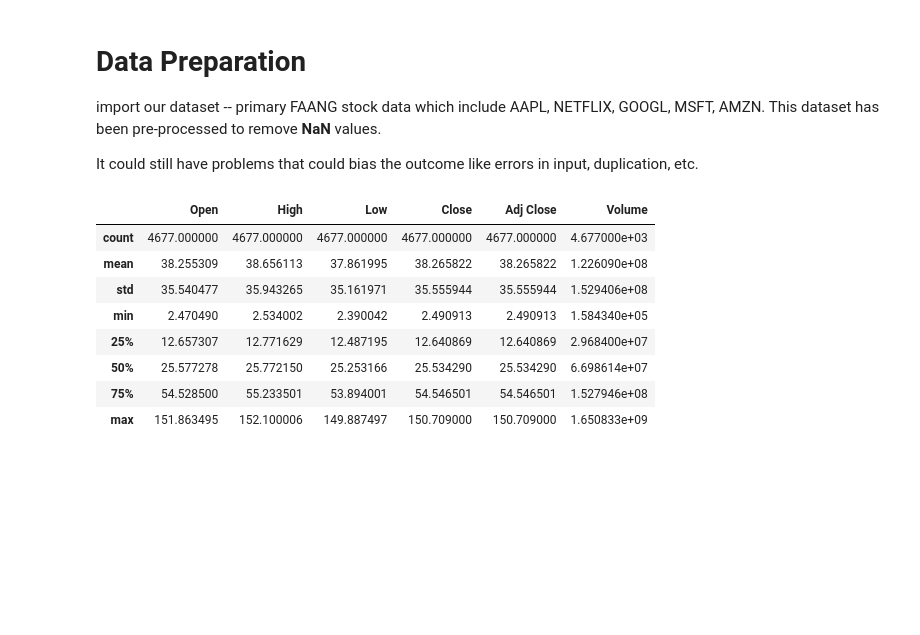
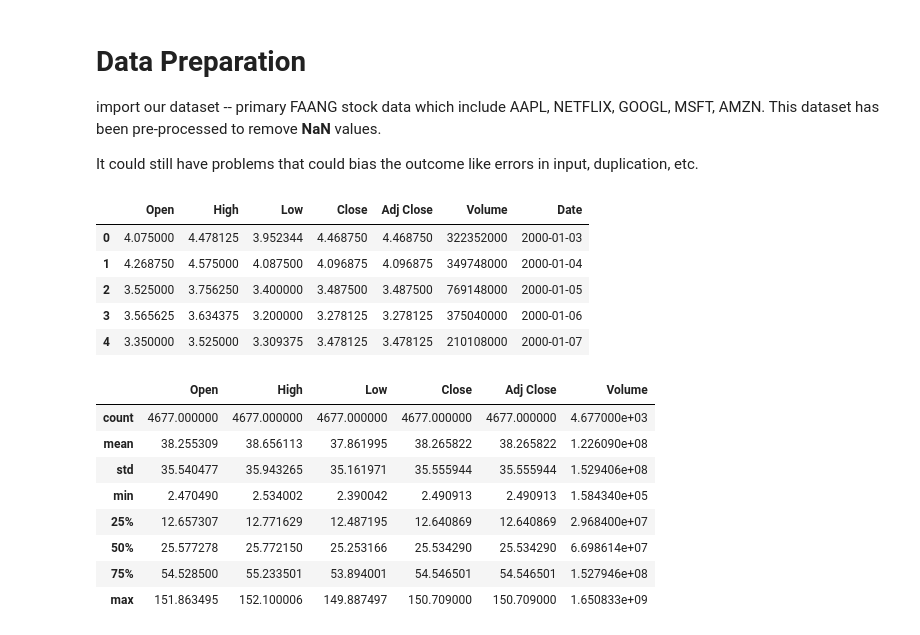
Before and after one commit to ShimronAlakkal/fin-lstm-research, a Jupyter notebook: main.ipynb, the cells around one changed output. Saved outputs shown, nothing was run; the diff lists cells and outputs as text; code cells hidden in the pictures; blank space fills up the shorter version.

```diff
--- a/main.ipynb
+++ b/main.ipynb
@@ -24,6 +25,16 @@ uDataMicrosoft = pd.read_csv('./data/Microsoft.csv')
 
 # combine all the temp data values into a list to perform mapping operations
 uDataList = [ uDataAmazon, uDataApple, uDataGoogle, uDataMicrosoft, uDataNetflix ]
+# %%
+# view what the data looks like
+uDataAmazon.head()
+# %% [output]
+|  | Open | High | Low | Close | Adj Close | Volume | Date |
+| 0 | 4.075000 | 4.478125 | 3.952344 | 4.468750 | 4.468750 | 322352000 | 2000-01-03 |
+| 1 | 4.268750 | 4.575000 | 4.087500 | 4.096875 | 4.096875 | 349748000 | 2000-01-04 |
+| 2 | 3.525000 | 3.756250 | 3.400000 | 3.487500 | 3.487500 | 769148000 | 2000-01-05 |
+| 3 | 3.565625 | 3.634375 | 3.200000 | 3.278125 | 3.278125 | 375040000 | 2000-01-06 |
+| 4 | 3.350000 | 3.525000 | 3.309375 | 3.478125 | 3.478125 | 210108000 | 2000-01-07 |
 # %%
 # view a discription of the data
 uDataGoogle.describe()
```
Also changed, not shown: parts of 5 cells of this notebook.
